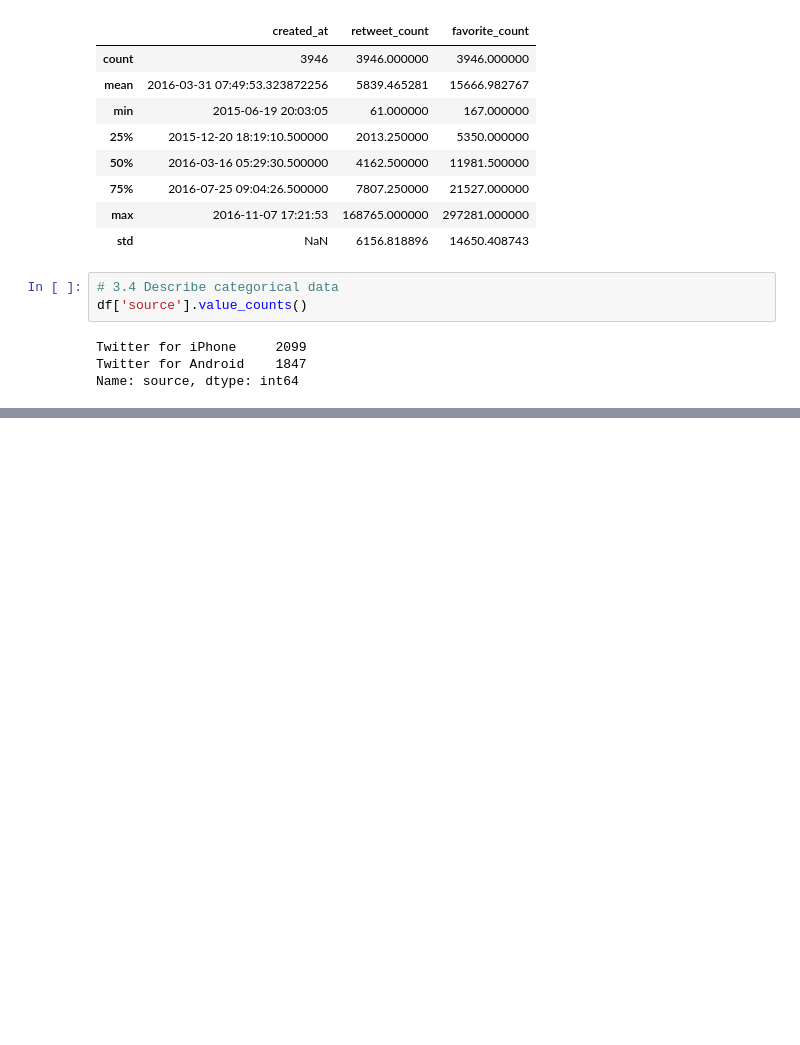
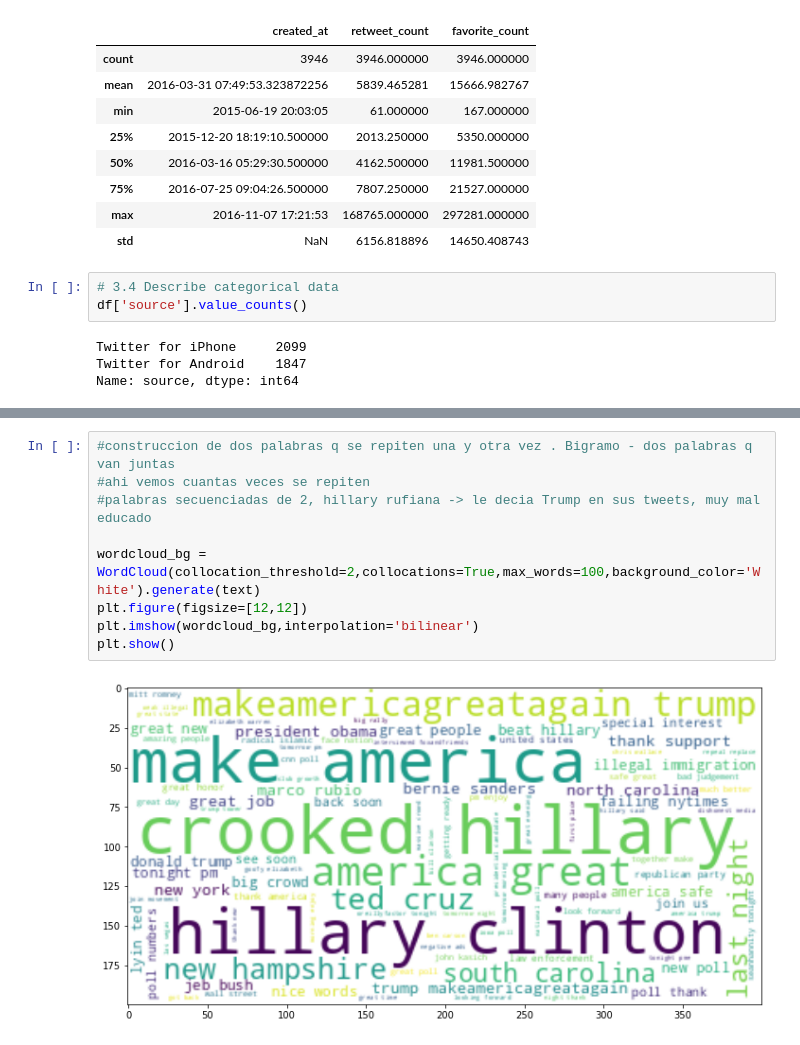
Before and after one commit to andreaj-it/INTRO-TO-NLP, a Jupyter notebook: src/Analyzing_Tweets_4GKS.ipynb, the cells around one changed output, grey strips where cells are left out. Drawn from its saved outputs; the diff is of its cells as text; blank space fills up the shorter version.

```diff
--- a/src/Analyzing_Tweets_4GKS.ipynb
+++ b/src/Analyzing_Tweets_4GKS.ipynb
@@ -216,0 +342,11 @@ url_pat = 'https://t.co/[A-Za-z\d]+|&amp;'
+# %%
+#construccion de dos palabras q se repiten una y otra vez . Bigramo - dos palabras q van juntas
+#ahi vemos cuantas veces se repiten
+#palabras secuenciadas de 2, hillary rufiana -> le decia Trump en sus tweets, muy mal educado
+
+wordcloud_bg = WordCloud(collocation_threshold=2,collocations=True,max_words=100,background_color='White').generate(text)
+plt.figure(figsize=[12,12])
+plt.imshow(wordcloud_bg,interpolation='bilinear')
+plt.show()
+# %% [output]
+[figure, added]
```
Also changed, not shown: parts of 23 cells of this notebook.
